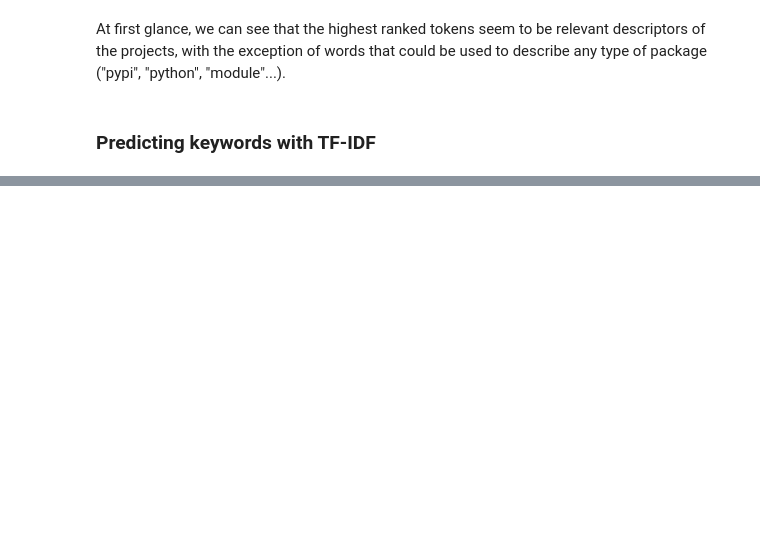
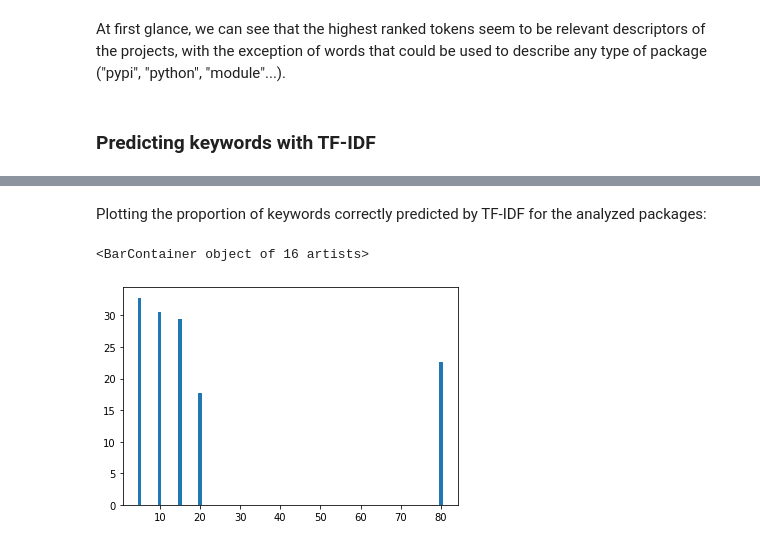
Before and after one commit to mayaCostantini/python-project-classification, a Jupyter notebook: notebooks/project_classification.ipynb, the cells around one changed output, grey strips where cells are left out. Cells and saved outputs as stored; diff of their text form; code cells hidden in the pictures; blank space fills up the shorter version.

Commit message:
Add test for TF-IDF prediction of keywords on a sample of packages

```diff
--- a/notebooks/project_classification.ipynb
+++ b/notebooks/project_classification.ipynb
@@ -157,7 +157,7 @@ def preprocess_dataset(dataset_name: str) -> Dict[str, list]:
     preprocessed_dataset = {}
     stopwords_complete_list = stopwords.words('english') + [stopword.capitalize() for stopword in stopwords.words('english')]
 
-    with open(os.path.join(_DATASETS_SAVING_PATH, dataset_name), "r") as csv_file:
+    with open(os.path.join(DATASETS_SAVING_PATH, dataset_name), "r") as csv_file:
         reader = csv.reader(csv_file)
         for row in reader:
             preprocessed_description = list(filter(str.isalnum, row[1].split(" ")))
@@ -200,7 +200,7 @@ tf_idf_keywords = vectorizer.fit_transform(corpus_keywords)
 # %% [markdown]
 Let's have a first overview of the results we get from the TF-IDF token ranking by comparing the last obtained rankings for the first 10 packages to the corresponding project descriptions:
 # %%
-packages = list(preprocessed_projects_with_keywords_dataset_ordered.keys())[:10]
+packages = list(preprocessed_projects_with_keywords_dataset_ordered.keys())[:100]
 package_indexes = OrderedDict({package : index for index, package in enumerate(packages)})
 
 for package_name in packages:
@@ -243,0 +240,37 @@ See: https://arxiv.org/pdf/1908.10419.pdf
+# %%
+max_kw_to_predict = 0
+for package_name in packages:
+    actual_keywords_nb = len([kw.lower() for kw in projects_with_keywords_dataset[package_name][1].split(" ")])
+    if actual_keywords_nb >= max_kw_to_predict:
+        max_kw_to_predict = actual_keywords_nb
+
+print(max_kw_to_predict)
+
+proportion_of_correctly_predicted_keywords = {kw_number: [] for kw_number in range(5,max_kw_to_predict + 10,5)}
+
+
+for package_name in packages:
+    df_keywords = pd.DataFrame(tf_idf_keywords[package_indexes[package_name]].T.todense(), index=vectorizer.get_feature_names_out(), columns=["TF-IDF"])
+    df_keywords = df_keywords.sort_values("TF-IDF", ascending=False)
+
+    actual_keywords = [kw.lower() for kw in projects_with_keywords_dataset[package_name][1].split(" ")]
+    keywords_number_to_predict = len(actual_keywords)
+
+    print("Package name: ", package_name)
+    print("Actual keywords:\n")
+    print(actual_keywords)
+    print("\n")
+    print("Predicted keywords:\n")
+    print(list(df_keywords.head(keywords_number_to_predict).index))
+    print(f"Correctly predicted keywords for {package_name} for top {keywords_number_to_predict} predicted keywords:")
+    print(f"{len(set(actual_keywords).intersection(set(list(df_keywords.head(keywords_number_to_predict).index))))}/{keywords_number_to_predict}")
+    print("\n")
+
+    proportion_of_correctly_predicted_keywords[5*round(keywords_number_to_predict/5) + 5].append(len(set(actual_keywords).intersection(set(list(df_keywords.head(keywords_number_to_predict).index))))/keywords_number_to_predict * 100)
+
+def mean(vals: List) -> float:
+    if len(vals) != 0:
+        return sum(vals)/len(vals)
+    return 0
+
+proportion_of_correctly_predicted_keywords = {k: mean(v) for k, v in proportion_of_correctly_predicted_keywords.items()}
@@ -243,0 +295,9 @@ See: https://arxiv.org/pdf/1908.10419.pdf
+# %% [markdown]
+Plotting the proportion of keywords correctly predicted by TF-IDF for the analyzed packages:
+# %%
+import matplotlib.pyplot as plt
+
+plt.bar(list(proportion_of_correctly_predicted_keywords.keys()), list(proportion_of_correctly_predicted_keywords.values()))
+# %% [output]
+<BarContainer object of 16 artists>
+[figure, added]
```
Also changed, not shown: parts of 11 cells of this notebook, 2 other files.
